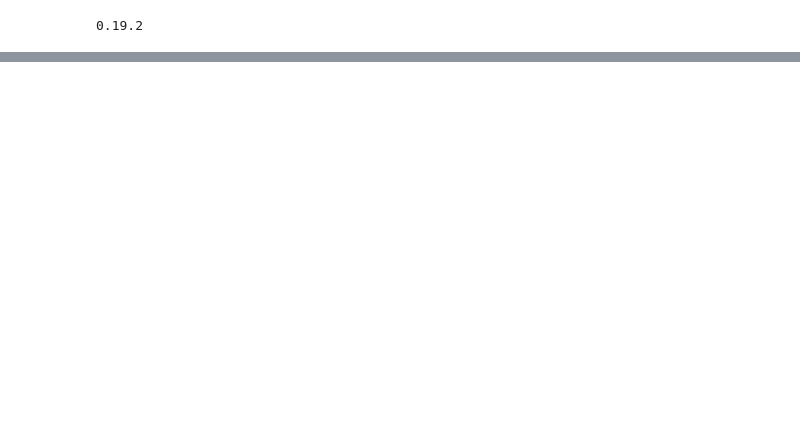
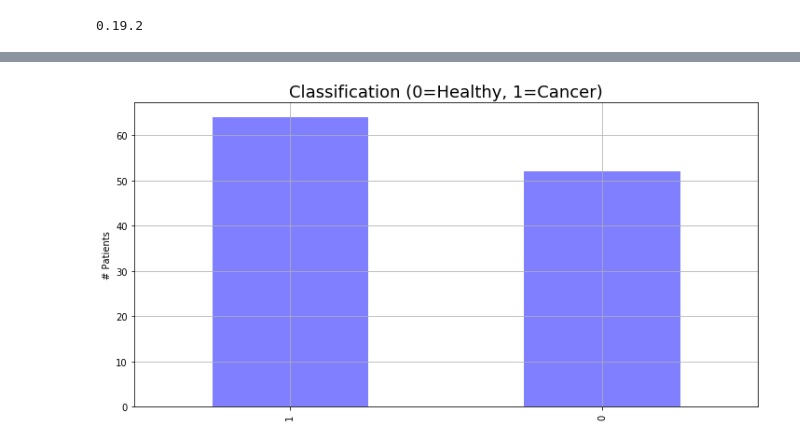
Before and after one commit to OscarAguilarUribe/ce888labs, a Jupyter notebook: Assignment 1/Assignment 1.ipynb, the cells around one changed output, grey strips where cells are left out. Saved outputs shown, nothing was run; the diff lists cells and outputs as text; code cells hidden in the pictures; blank space fills up the shorter version.

```diff
--- a/Assignment 1/Assignment 1.ipynb
+++ b/Assignment 1/Assignment 1.ipynb
@@ -19,0 +14,10 @@ FileNotFoundError: File b'Data_BreastCancer(1)' does not exist
+# %%
+breastcancer =  pd.read_csv("Data_BreastCancer.csv", sep = ',', header = 0)
+fertility = pd.read_csv("Data_Fertility.csv", sep = ',', header  = 0)
+mass = pd.read_csv("Data_MammographicMass.csv", sep = ',', header = 0)
+
+attributes1 = ['Age','BMI','Glucose','Insulin','HOMA','Leptin','Adiponectin','Resistin','MCP.1','Classification']
+attributes2 = ['Season','Age @ Analysis','Childish diseases', 'Accident or trauma', 'Surgical intervetion', 'High fevers','Frequency of alcohol consumption','Smoking habit','Number of hours spent sitting per day','Diagnosis']
+attributes3 = ['BI-RADS asses,emt','Age','Shape','Margin','Density','Severity(DX)']
+
+dx_fertility=['N','O']
@@ -19,0 +75,9 @@ FileNotFoundError: File b'Data_BreastCancer(1)' does not exist
+# %%
+#Conversion of classifications and diagnosis into binary values
+#For the 1st data set 1 was mapped into 0 and 2 into 1
+#For the 2nd data set N was mapped into 0 and O into 1
+#The 3rd data set was already binarized as 0 and 1
+#For the 3 data sets 0 represents Healthy, Normal or Benign and 1 malignant or altered
+
+breastcancer['Classification'] = breastcancer['Classification'].map({1:0,2:1})
+fertility['Diagnosis'] = fertility['Diagnosis'].map({'O':1, 'N':0})
@@ -19,0 +254,7 @@ FileNotFoundError: File b'Data_BreastCancer(1)' does not exist
+# %%
+breastcancer.Classification.value_counts().plot(kind='bar', alpha=0.5, facecolor='b', figsize=(12,6))
+plt.title("Classification (0=Healthy, 1=Cancer)", fontsize='18')
+plt.ylabel("# Patients")
+plt.grid(b=True)
+# %% [output]
+[figure, added]
```
Also changed, not shown: parts of 28 cells of this notebook.
